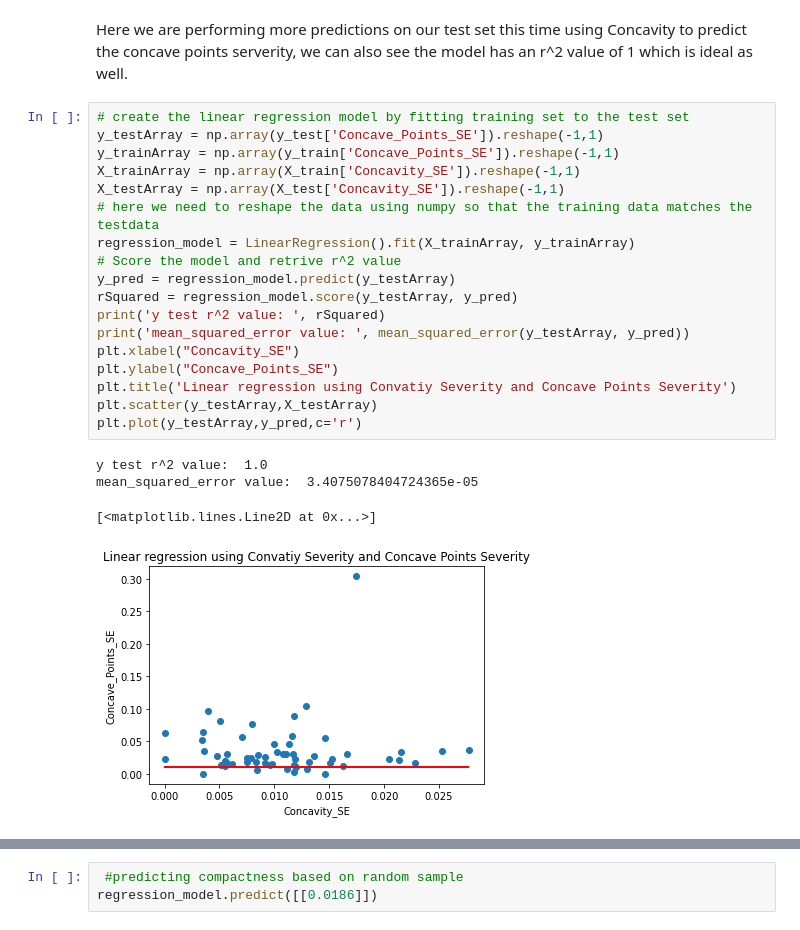
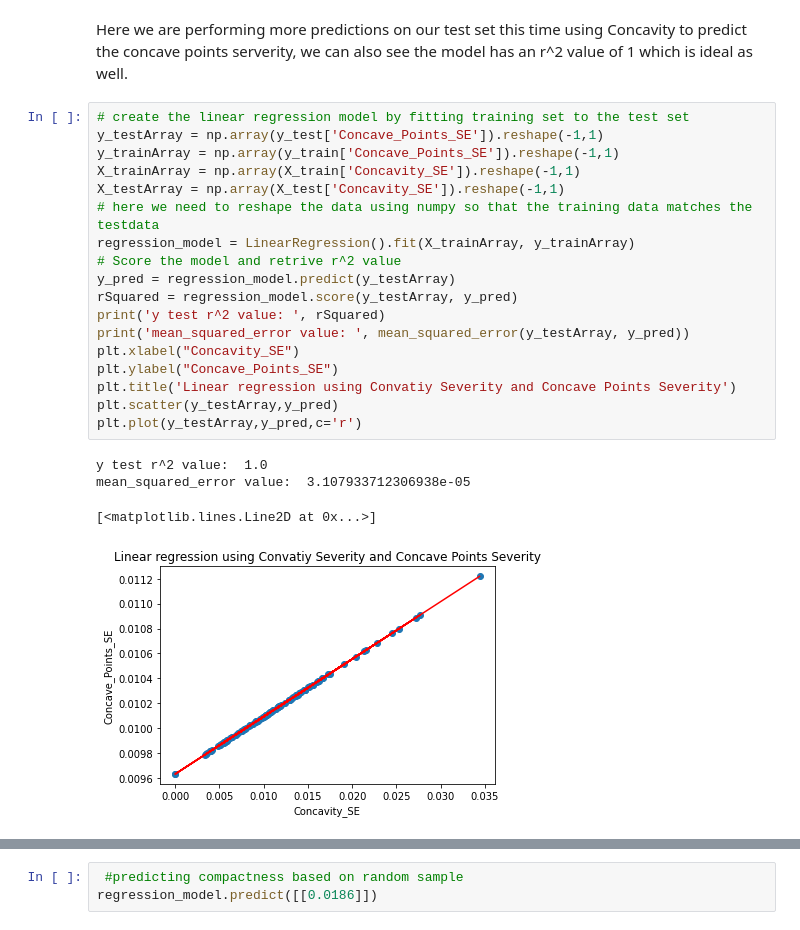
Before and after one commit to Ultan-Kearns/LYIT-Machine-Learning-Project, a Jupyter notebook: CA3Notebook.ipynb, the cells around one changed output, grey strips where cells are left out. Drawn from its saved outputs; the diff is of its cells as text.

```diff
--- a/CA3Notebook.ipynb
+++ b/CA3Notebook.ipynb
@@ -347,26 +348,26 @@ Here we are performing more predictions on our test set this time using Concavit
 # %%
 # create the linear regression model by fitting training set to the test set
 y_testArray = np.array(y_test['Concave_Points_SE']).reshape(-1,1)
 y_trainArray = np.array(y_train['Concave_Points_SE']).reshape(-1,1)
 X_trainArray = np.array(X_train['Concavity_SE']).reshape(-1,1)
 X_testArray = np.array(X_test['Concavity_SE']).reshape(-1,1)
 # here we need to reshape the data using numpy so that the training data matches the testdata
 regression_model = LinearRegression().fit(X_trainArray, y_trainArray)
 # Score the model and retrive r^2 value
 y_pred = regression_model.predict(y_testArray)
 rSquared = regression_model.score(y_testArray, y_pred)
 print('y test r^2 value: ', rSquared)
 print('mean_squared_error value: ', mean_squared_error(y_testArray, y_pred))
 plt.xlabel("Concavity_SE")
 plt.ylabel("Concave_Points_SE")
 plt.title('Linear regression using Convatiy Severity and Concave Points Severity')
-plt.scatter(y_testArray,X_testArray)
+plt.scatter(y_testArray,y_pred)
 plt.plot(y_testArray,y_pred,c='r')
 # %% [output]
 y test r^2 value:  1.0
-mean_squared_error value:  3.4075078404724365e-05
+mean_squared_error value:  3.107933712306938e-05
 [<matplotlib.lines.Line2D at 0x...>]
-[figure, old version]
+[figure, new version]
 # %%
 correct = 0;
 count = 0;
```
Also changed, not shown: parts of 7 cells of this notebook.
